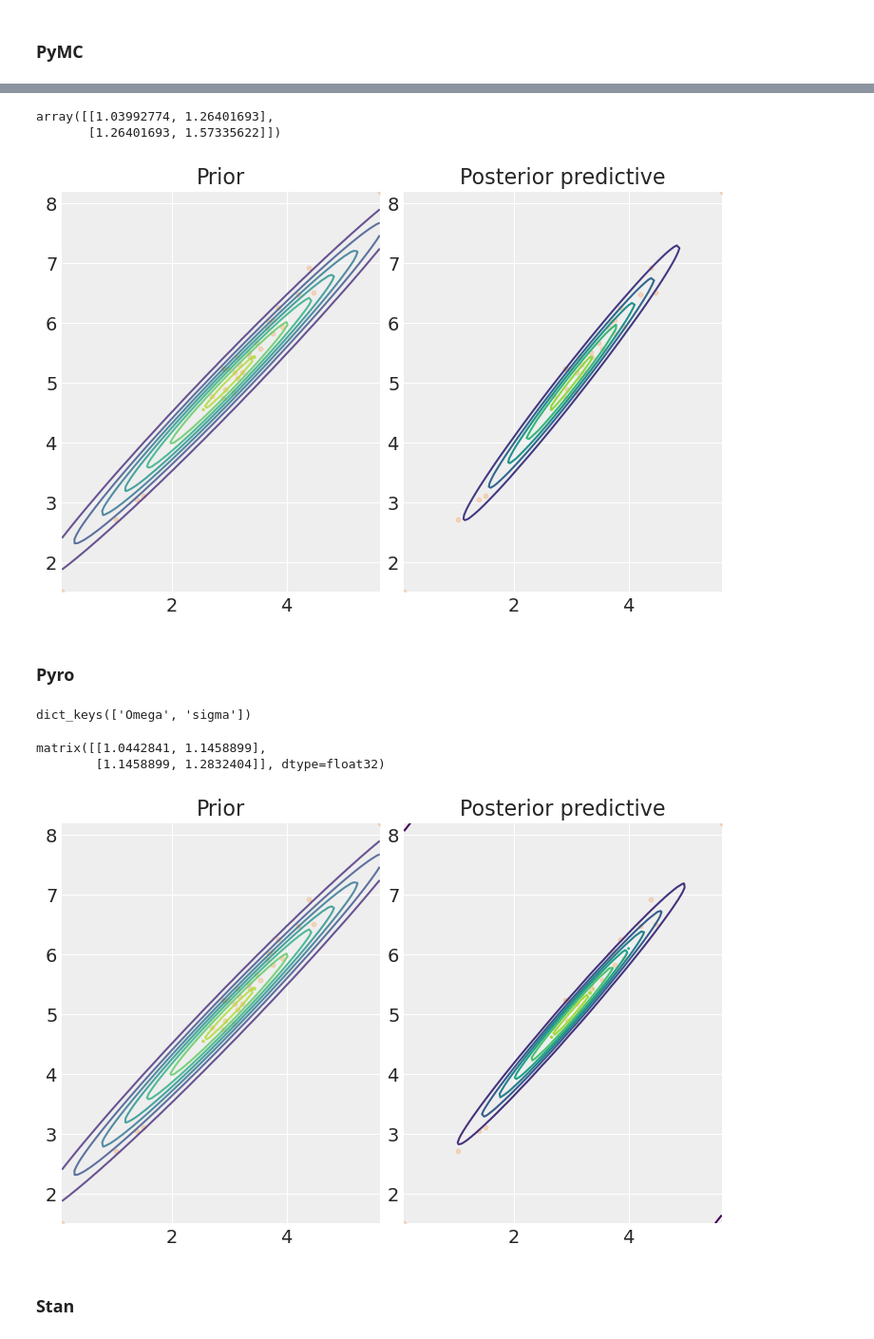
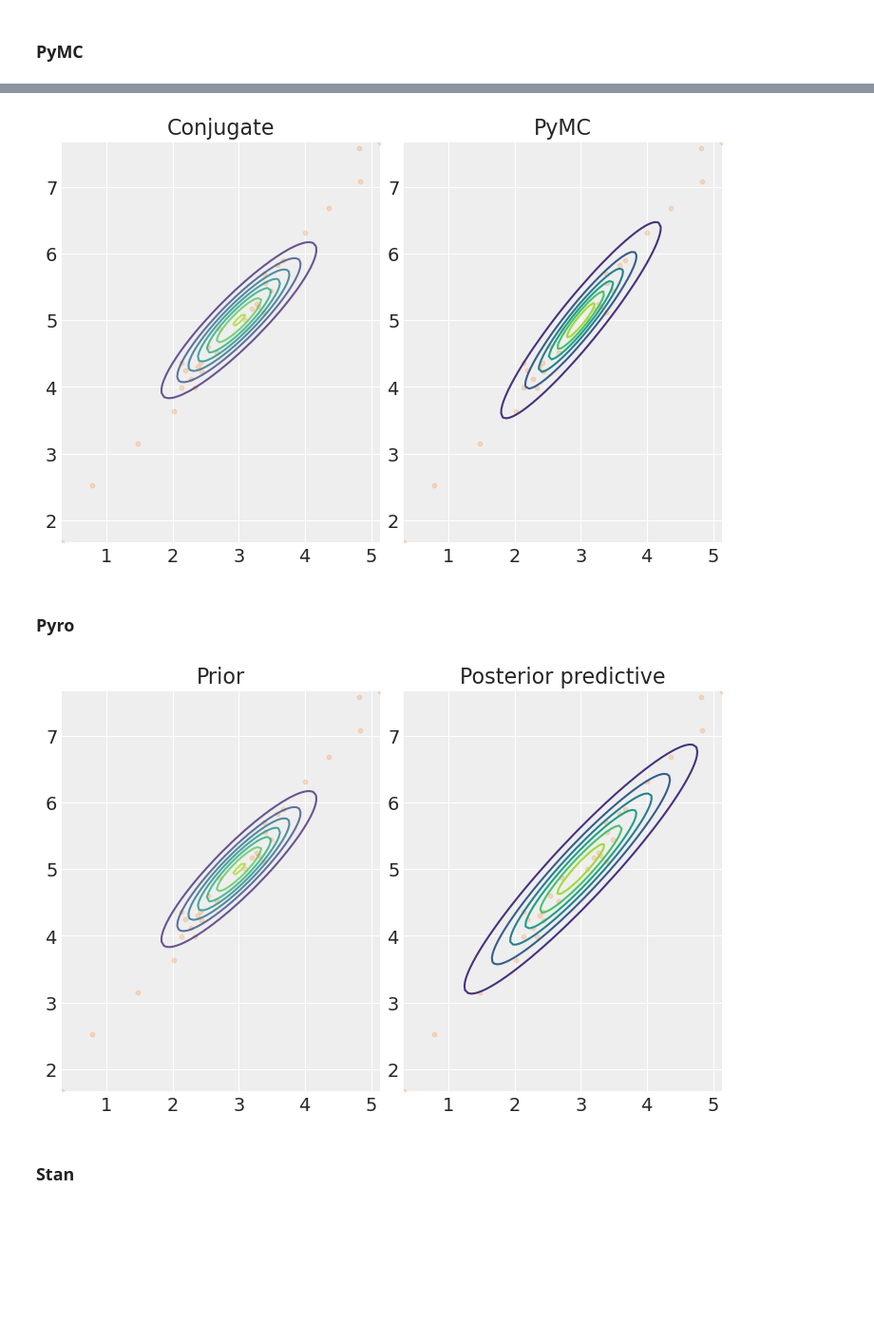
Before and after one commit to patrick-pagni/whats_your_bench, a Jupyter notebook: notebooks/conjugate-priors.ipynb, the cells around one changed output, grey strips where cells are left out. Shown at 95% size. Saved outputs shown, nothing was run; the diff lists cells and outputs as text; code cells hidden in the pictures; blank space fills up the shorter version.

```diff
--- a/notebooks/conjugate-priors.ipynb
+++ b/notebooks/conjugate-priors.ipynb
@@ -291,10 +291,11 @@ plt.show();
 # %%
 with pm.Model() as m:
     # Priors for unknown model parameters
-    sigma = pm.HalfNormal("sigma", sigma = 1)
+    nu = pm.HalfNormal("nu", sigma = 10)
+    sigma = pm.HalfNormal("sigma", sigma = 10)
 
     # Likelihood
-    obs = pm.Normal("obs", mu = 0, sigma = sigma, observed = X)
+    obs = pm.StudentT("obs", nu = nu, mu = 0, sigma = sigma, observed = X)
 
     idata = pm.sample_prior_predictive()
     idata.extend(pm.sample())
@@ -648,25 +732,21 @@ namespace(nu=30,
 # %% [markdown]
 ### PyMC
 # %%
-N = 30
-d = 2
-
-# with pm.Model() as m:
-#     packed_L = pm.LKJCholeskyCov(
-#         "packed_L", n=2, eta=2.0, sd_dist=pm.Exponential.dist(1.0, shape=2), compute_corr=False
-#     )
-
-#     L = pm.expand_packed_triangular(2, packed_L)
-    # Sigma = L.dot(L.T)
+N = X.shape[0]
+d = X.shape[1]
 
 coords = {"axis": [f"x{i+1}" for i in range(d)], "axis_bis": [f"x{i+1}" for i in range(d)], "obs_id": np.arange(N)}
 
 with pm.Model(coords=coords) as model:
+
+    nu = pm.HalfNormal("nu", 10)
+
     chol, corr, stds = pm.LKJCholeskyCov(
-        "chol", n=2, eta=2.0, sd_dist=pm.Exponential.dist(1.0, shape=2)
+        "chol", n=2, eta=10.0, sd_dist=pm.HalfCauchy.dist(beta = 10.0, shape=2)
     )
-    cov = pm.Deterministic("cov", chol.dot(chol.T), dims=("axis", "axis_bis"))
-    obs = pm.MvNormal("obs", [3,5], chol=chol, observed=X, dims=("obs_id", "axis"))
+    scale = pm.Deterministic("scale", chol.dot(chol.T), dims=("axis", "axis_bis"))
+
+    obs = pm.MvStudentT("obs", nu=nu, mu = [3,5], scale = scale, observed=X, dims=("obs_id", "axis"))
 
     trace = pm.sample(
         idata_kwargs={"dims": {"chol_stds": ["axis"], "chol_corr": ["axis", "axis_bis"]}},
@@ -696,8 +776,3 @@ There were 1 divergences after tuning. Increase `target_accept` or reparameteriz
-# %%
-trace.posterior.cov.mean(axis = 0).mean(axis = 0).values
-# %% [output]
-array([[1.03992774, 1.26401693],
-       [1.26401693, 1.57335622]])
 # %%
 fig, ax = plt.subplots(ncols = 2)
 
@@ -708,36 +783,46 @@ pos = np.dstack((x, y))
 
 #ax[0].contour(x, y, stats.multivariate_t.pdf(pos, loc = [3, 5], df = mv_normal.prior_params.nu, shape = mv_normal.prior_params.psi), alpha = 0.8)
 ax[0].contour(x, y, mv_normal.predictive_dist.pdf(pos), alpha = 0.8, label = "Conjugate")
-ax[1].contour(x, y, stats.multivariate_normal.pdf(pos, mean = [3,5], cov = trace.posterior.cov.mean(axis = 0).mean(axis = 0).values), label = "PyMC")
+ax[1].contour(x, y, stats.multivariate_t.pdf(
+    pos,
+    loc = [3,5],
+    shape = trace.posterior.scale.mean(axis = 0).mean(axis = 0).values),
+    df = trace.posterior.nu.mean(axis = 0).values
+    )
 
 ax[0].scatter(X[:, 0], X[:, 1], 10, alpha = 0.2, color = "C1")
 ax[1].scatter(X[:, 0], X[:, 1], 10, alpha = 0.2, color = "C1")
 
-ax[0].set_title("Prior")
-ax[1].set_title("Posterior predictive")
+ax[0].set_title("Conjugate")
+ax[1].set_title("PyMC")
 
 plt.show();
 # %% [output]
-[figure, old version]
+[figure, new version]
 # %% [markdown]
 ### Pyro
 # %%
 def pyro_model():
     N, M = X.shape
 
+    nu = pyro.sample("nu", pyro_dist.HalfNormal(10))
+
     # Sample the standard deviations with an exponential prior
-    sigma = pyro.sample("sigma", pyro_dist.Exponential(1).expand([M]))
+    sigma = pyro.sample("sigma", pyro_dist.HalfCauchy(10).expand([M]))
 
     # Sample the correlation matrix using the LKJ prior
-    Omega = pyro.sample("Omega", pyro_dist.LKJCholesky(M, 1))
-    Omega = torch.mm(Omega, Omega.T)
+    Omega = pyro.sample("Omega", pyro_dist.LKJCholesky(M, 10))
 
     # Construct the covariance matrix
-    Sigma = torch.mm(torch.diag(sigma), torch.mm(Omega, torch.diag(sigma)))
+    scale = torch.mm(torch.diag(sigma), torch.mm(Omega, torch.diag(sigma)))
 
     # Observe data
     with pyro.plate("observations", N):
-        pyro.sample("obs", pyro_dist.MultivariateNormal(torch.Tensor([3, 5]), covariance_matrix=Sigma), obs=torch.Tensor(X))
+        pyro.sample("obs", pyro_dist.MultivariateStudentT(
+            df = nu,
+            loc = torch.Tensor([3, 5]),
+            scale_tril=scale
+            ), obs=torch.Tensor(X))
 
 kernel = pyro.infer.NUTS(pyro_model)
 
@@ -745,39 +830,32 @@ mcmc = pyro.infer.MCMC(kernel, num_samples = 1000, warmup_steps = 200)
 mcmc.run()
 
 hmc_samples = {k: v.detach().cpu().numpy() for k, v in mcmc.get_samples().items()}
-# %% [output]
-dict_keys(['Omega', 'sigma'])
 # %%
 D = np.diag(np.sqrt(hmc_samples["sigma"].mean(axis = 0)))
 L = np.matrix(hmc_samples["Omega"].mean(axis = 0))
 
 cov = D @ L @ L.T @ D
-# %%
-cov
-# %% [output]
-matrix([[1.0442841, 1.1458899],
-        [1.1458899, 1.2832404]], dtype=float32)
 # %%
 fig, ax = plt.subplots(ncols = 2)
 
 z1 = np.linspace(X[:, 0].min(), X[:, 0].max(), 100)
 z2 = np.linspace(X[:, 1].min(), X[:, 1].max(), 100)
 x, y = np.meshgrid(z1, z2)
 pos = np.dstack((x, y))
 
 #ax[0].contour(x, y, stats.multivariate_t.pdf(pos, loc = [3, 5], df = mv_normal.prior_params.nu, shape = mv_normal.prior_params.psi), alpha = 0.8)
 ax[0].contour(x, y, mv_normal.predictive_dist.pdf(pos), alpha = 0.8)
-ax[1].contour(x, y, stats.multivariate_normal.pdf(pos, mean = [3,5], cov = cov))
+ax[1].contour(x, y, stats.multivariate_t.pdf(pos, df = hmc_samples["nu"].mean(), loc = [3,5], shape = cov))
 
 ax[0].scatter(X[:, 0], X[:, 1], 10, alpha = 0.2, color = "C1")
 ax[1].scatter(X[:, 0], X[:, 1], 10, alpha = 0.2, color = "C1")
 
 ax[0].set_title("Prior")
 ax[1].set_title("Posterior predictive")
 
 plt.show();
 # %% [output]
-[figure, old version]
+[figure, new version]
 # %% [markdown]
 ### Stan
 # %%
```
Also changed, not shown: parts of 16 cells of this notebook.
